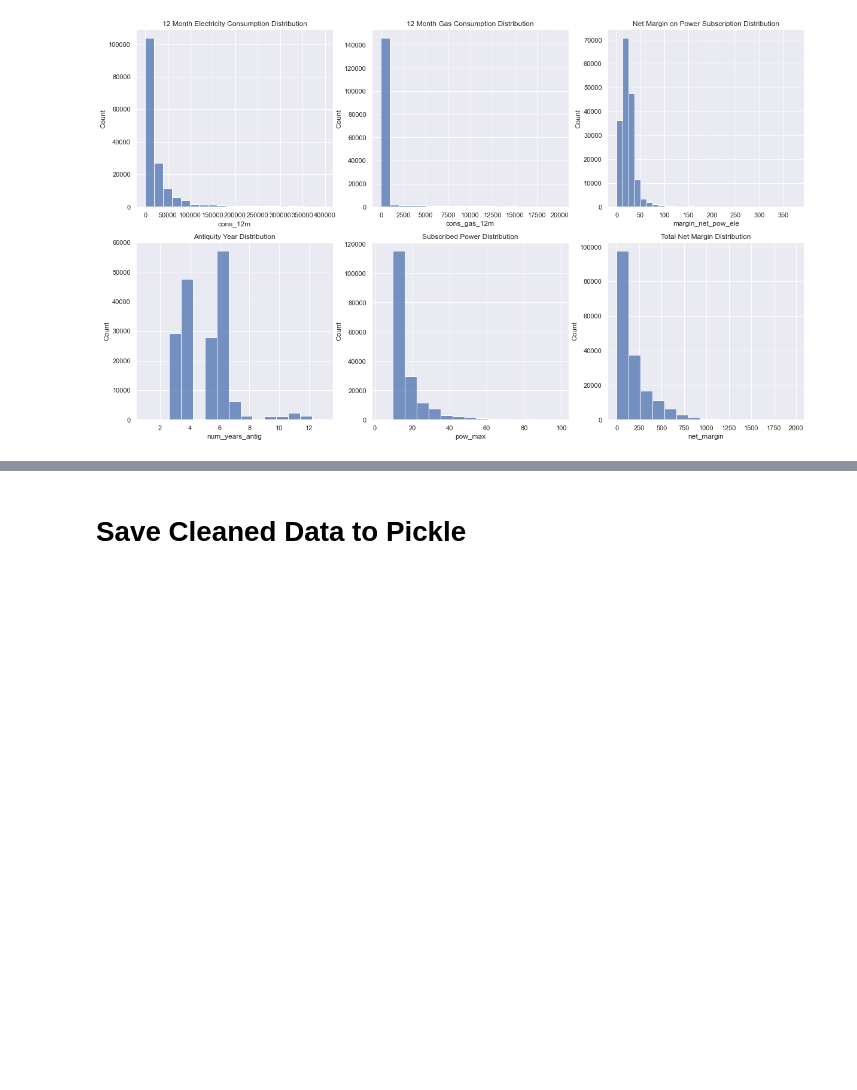
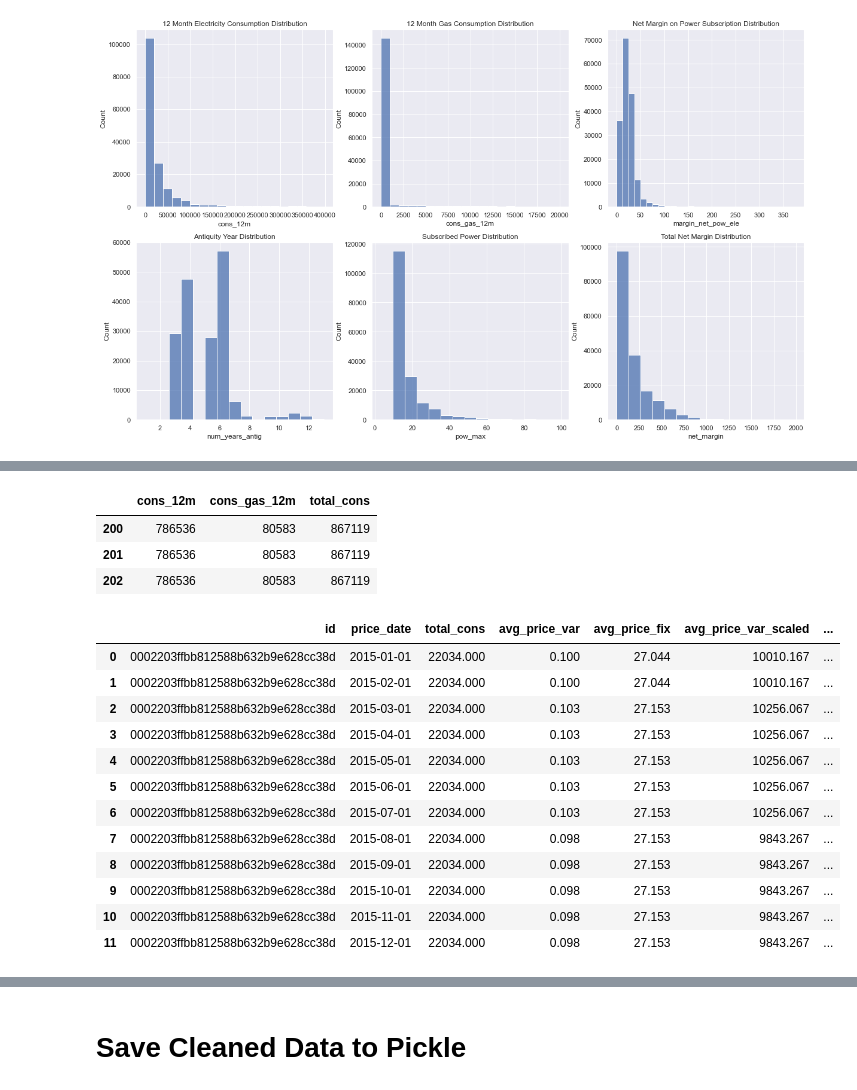
Before and after one commit to saul-chirinos/BCG_DS_VEP, a Jupyter notebook: Task_2/bcg_eda.ipynb, the cells around one changed output, grey strips where cells are left out. Saved outputs shown, nothing was run; the diff lists cells and outputs as text; code cells hidden in the pictures; blank space fills up the shorter version.

```diff
--- a/Task_2/bcg_eda.ipynb
+++ b/Task_2/bcg_eda.ipynb
@@ -23,7 +20,7 @@ os.chdir('..')
 # %%
 # Load datasets
-customer_data = pd.read_csv('Data/client_data.csv')
-price_data = pd.read_csv('Data/price_data.csv')
+customer_data = pd.read_csv('../Data/client_data.csv')
+price_data = pd.read_csv('../Data/price_data.csv')
 # %% [markdown]
 ## Data Cleaning and Preprocessing
 # %%
@@ -300,0 +262,40 @@ Name: imp_cons, dtype: float64
+# %%
+# Compute average energy and power price for all periods
+energy_data['price_var'] = energy_data[['price_off_peak_var', 'price_peak_var', 'price_mid_peak_var']].mean(axis=1)
+energy_data['price_fix'] = energy_data[['price_off_peak_fix', 'price_peak_fix', 'price_mid_peak_fix']].mean(axis=1)
+
+# Compute total consumption
+energy_data['total_cons'] = energy_data[['cons_12m', 'cons_gas_12m']].sum(axis=1)
+# %%
+energy_data[['cons_12m', 'cons_gas_12m', 'total_cons']].iloc[200:203]
+# %% [output]
+|  | cons_12m | cons_gas_12m | total_cons |
+| 200 | 786536 | 80583 | 867119 |
+| 201 | 786536 | 80583 | 867119 |
+| 202 | 786536 | 80583 | 867119 |
+# %%
+price_analysis = energy_data.groupby(['id', 'price_date']).agg(
+    total_cons = ('total_cons', 'mean'),
+    avg_price_var = ('price_var', 'mean'),
+    avg_price_fix = ('price_fix', 'mean'),
+    ).reset_index()
+
+# Multiply average prices with scalar
+price_analysis['avg_price_var_scaled'] = price_analysis['avg_price_var'].mul(100_000)
+price_analysis['avg_price_fix_scaled'] = price_analysis['avg_price_fix'].mul(100_000)
+
+price_analysis.head(12)
+# %% [output]
+|  | id | price_date | total_cons | avg_price_var | avg_price_fix | avg_price_var_scaled | ... |
+| 0 | 0002203ffbb812588b632b9e628cc38d | 2015-01-01 | 22034.000 | 0.100 | 27.044 | 10010.167 | ... |
+| 1 | 0002203ffbb812588b632b9e628cc38d | 2015-02-01 | 22034.000 | 0.100 | 27.044 | 10010.167 | ... |
+| 2 | 0002203ffbb812588b632b9e628cc38d | 2015-03-01 | 22034.000 | 0.103 | 27.153 | 10256.067 | ... |
+| 3 | 0002203ffbb812588b632b9e628cc38d | 2015-04-01 | 22034.000 | 0.103 | 27.153 | 10256.067 | ... |
+| 4 | 0002203ffbb812588b632b9e628cc38d | 2015-05-01 | 22034.000 | 0.103 | 27.153 | 10256.067 | ... |
+| 5 | 0002203ffbb812588b632b9e628cc38d | 2015-06-01 | 22034.000 | 0.103 | 27.153 | 10256.067 | ... |
+| 6 | 0002203ffbb812588b632b9e628cc38d | 2015-07-01 | 22034.000 | 0.103 | 27.153 | 10256.067 | ... |
+| 7 | 0002203ffbb812588b632b9e628cc38d | 2015-08-01 | 22034.000 | 0.098 | 27.153 | 9843.267 | ... |
+| 8 | 0002203ffbb812588b632b9e628cc38d | 2015-09-01 | 22034.000 | 0.098 | 27.153 | 9843.267 | ... |
+| 9 | 0002203ffbb812588b632b9e628cc38d | 2015-10-01 | 22034.000 | 0.098 | 27.153 | 9843.267 | ... |
+| 10 | 0002203ffbb812588b632b9e628cc38d | 2015-11-01 | 22034.000 | 0.098 | 27.153 | 9843.267 | ... |
+| 11 | 0002203ffbb812588b632b9e628cc38d | 2015-12-01 | 22034.000 | 0.098 | 27.153 | 9843.267 | ... |
```
Also changed, not shown: parts of 19 cells of this notebook.
